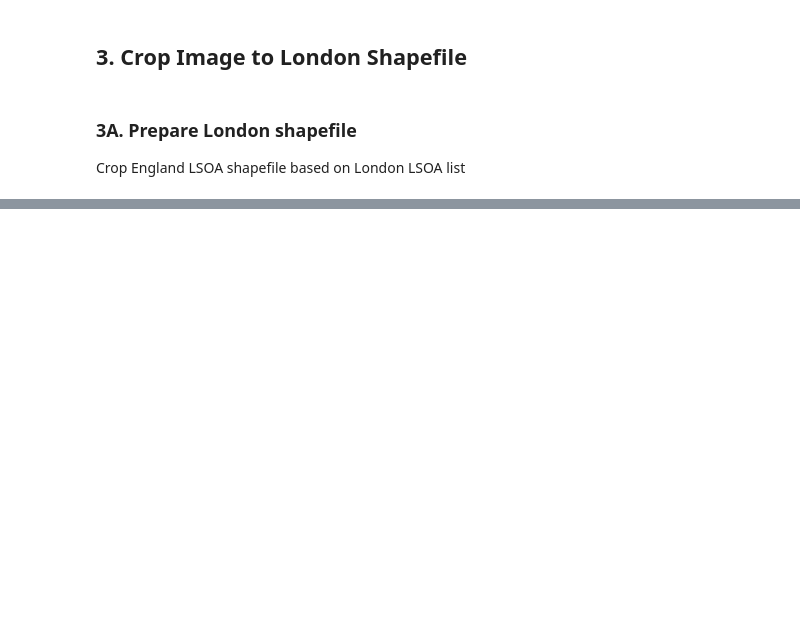
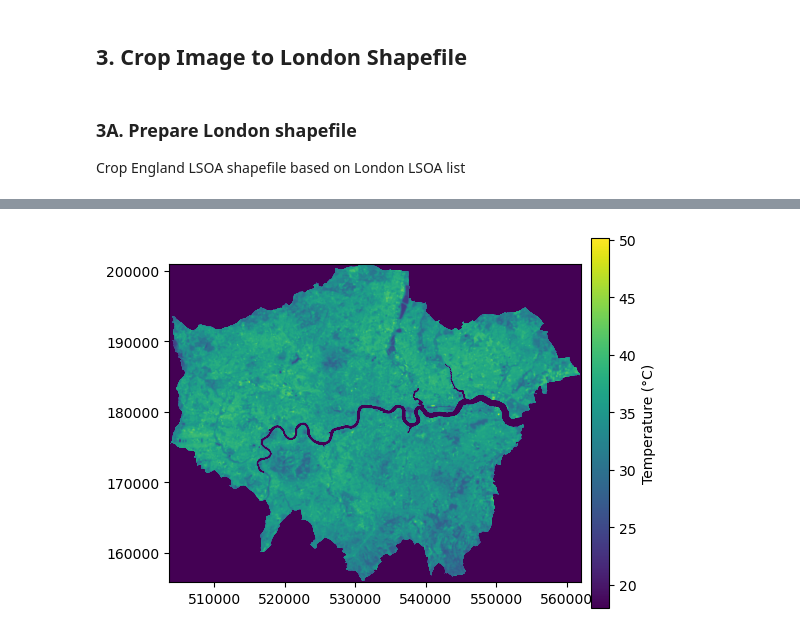
Before and after one commit to simwen/London_uhi, a Jupyter notebook: london_uhi.ipynb, the cells around one changed output, grey strips where cells are left out. Saved outputs shown, nothing was run; the diff lists cells and outputs as text; code cells hidden in the pictures; blank space fills up the shorter version.

```diff
--- a/london_uhi.ipynb
+++ b/london_uhi.ipynb
@@ -370,0 +433,4 @@ with rio.open('./data/intermediate/B10_bng_cropped.tif') as cropped_src:
+# %%
+scale_to_celcius(tif_name = 'B10_bng_cropped2', plot = True)
+# %% [output]
+[figure, added]
```
Also changed, not shown: parts of 40 cells of this notebook.
